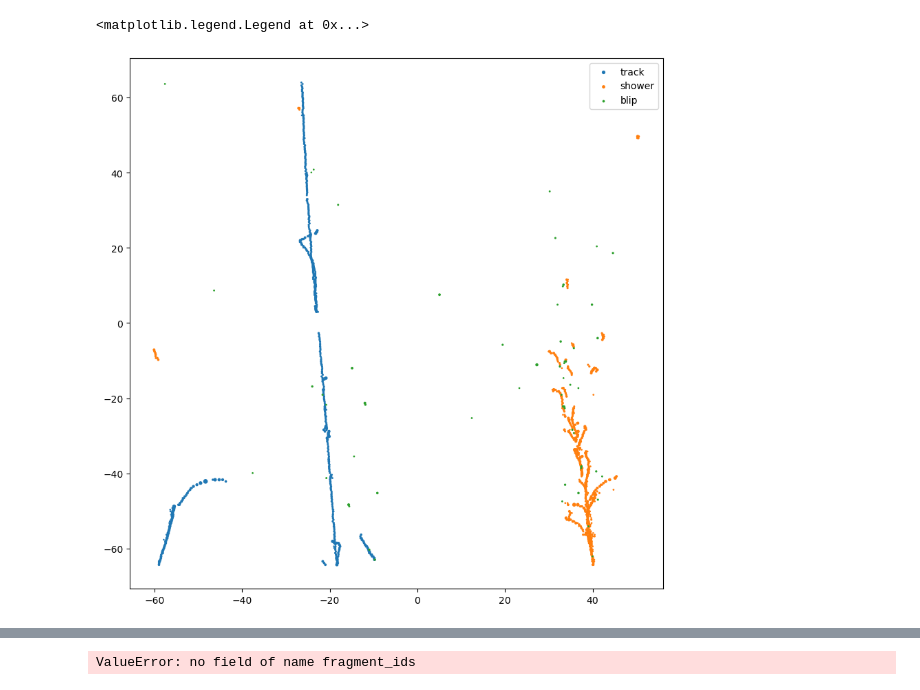
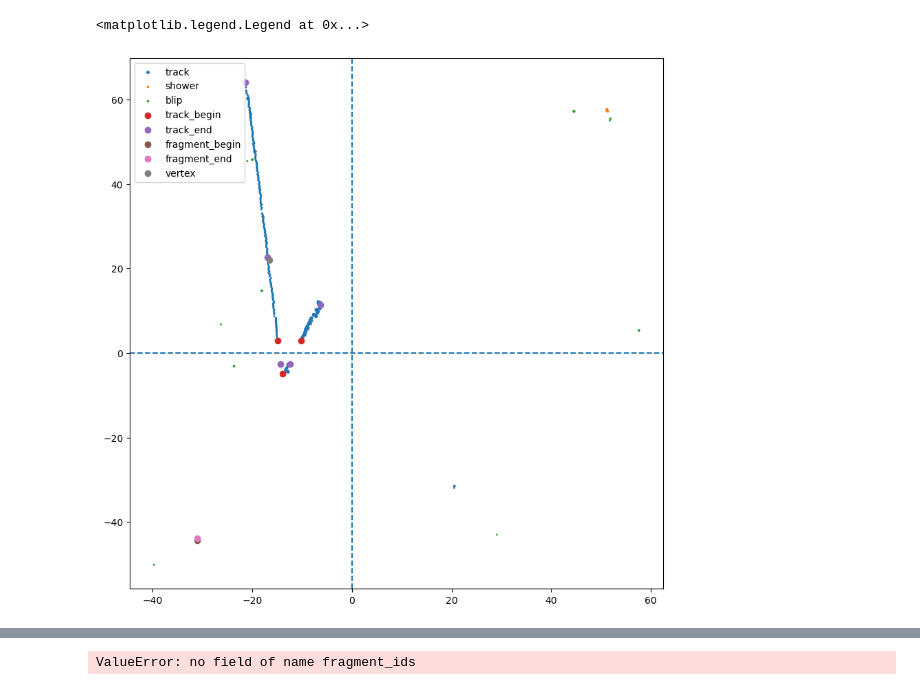
Before and after one commit to Neutron-Calibration-in-DUNE/ArrakisND, a Jupyter notebook: notebooks/test_arrakis.ipynb, the cells around one changed output, grey strips where cells are left out. Cells and saved outputs as stored; diff of their text form; code cells hidden in the pictures.

Commit message:
updating arrakis display

```diff
--- a/notebooks/test_arrakis.ipynb
+++ b/notebooks/test_arrakis.ipynb
@@ -32,10 +32,11 @@ arrakis_fragments = arrakis_file['standard_record/fragment']
 arrakis_showers = arrakis_file['standard_record/shower']
 arrakis_blips = arrakis_file['standard_record/blip']
 arrakis_neutrino_events = arrakis_file['standard_record/neutrino_event']
+arrakis_nar_inelastic =  arrakis_file['standard_record/nar_inelastic']
 
 arrakis_neutrino = arrakis_file['standard_record/neutrino']
 events = np.unique(arrakis_charge['event_id'])
-event = events[15]
+event = events[63]
 print(event)
 event_mask = (arrakis_charge['event_id'] == event)
 event_tracklette_mask = (arrakis_tracklettes['event_id'] == event)
@@ -121,44 +169,46 @@ event_vertex = arrakis_event['vertex']
 # %%
 tracks = np.any(event_topology == 1).astype(int)
 fig, axs = plt.subplots(figsize=(10,10))
 for label in np.unique(event_topology):
     # if label != 5:
     #     continue
     axs.scatter(
         event_x[(event_topology == label)],
         event_z[(event_topology == label)],
         label=topology_labels[label],
         s=event_Q[(event_topology == label)] / 10
     )
-# axs.scatter(
-#     event_x[(event_tracklette_begin == 1)],
-#     event_z[(event_tracklette_begin == 1)],
-#     label='track_begin'
-# )
-# axs.scatter(
-#     event_x[(event_tracklette_end == 1)],
-#     event_z[(event_tracklette_end == 1)],
-#     label='track_end'
-# )
-# axs.scatter(
-#     event_x[(event_fragment_begin == 1)],
-#     event_z[(event_fragment_begin == 1)],
-#     label='fragment_begin'
-# )
-# axs.scatter(
-#     event_x[(event_fragment_end == 1)],
-#     event_z[(event_fragment_end == 1)],
-#     label='fragment_end'
-# )
-# axs.scatter(
-#     event_x[(event_vertex == 1)],
-#     event_z[(event_vertex == 1)],
-#     label='vertex'
-# )
+axs.scatter(
+    event_x[(event_tracklette_begin == 1)],
+    event_z[(event_tracklette_begin == 1)],
+    label='track_begin'
+)
+axs.scatter(
+    event_x[(event_tracklette_end == 1)],
+    event_z[(event_tracklette_end == 1)],
+    label='track_end'
+)
+axs.scatter(
+    event_x[(event_fragment_begin == 1)],
+    event_z[(event_fragment_begin == 1)],
+    label='fragment_begin'
+)
+axs.scatter(
+    event_x[(event_fragment_end == 1)],
+    event_z[(event_fragment_end == 1)],
+    label='fragment_end'
+)
+axs.scatter(
+    event_x[(event_vertex == 1)],
+    event_z[(event_vertex == 1)],
+    label='vertex'
+)
+axs.axvline(0, linestyle='--')
+axs.axhline(0, linestyle='--')
 plt.legend()
 # %% [output]
 <matplotlib.legend.Legend at 0x...>
-[figure, old version]
+[figure, new version]
 # %%
 tracklette_topology = tracklette_event['truth'][:, 0]
 
```
Also changed, not shown: parts of 11 cells of this notebook, 16 other files.
